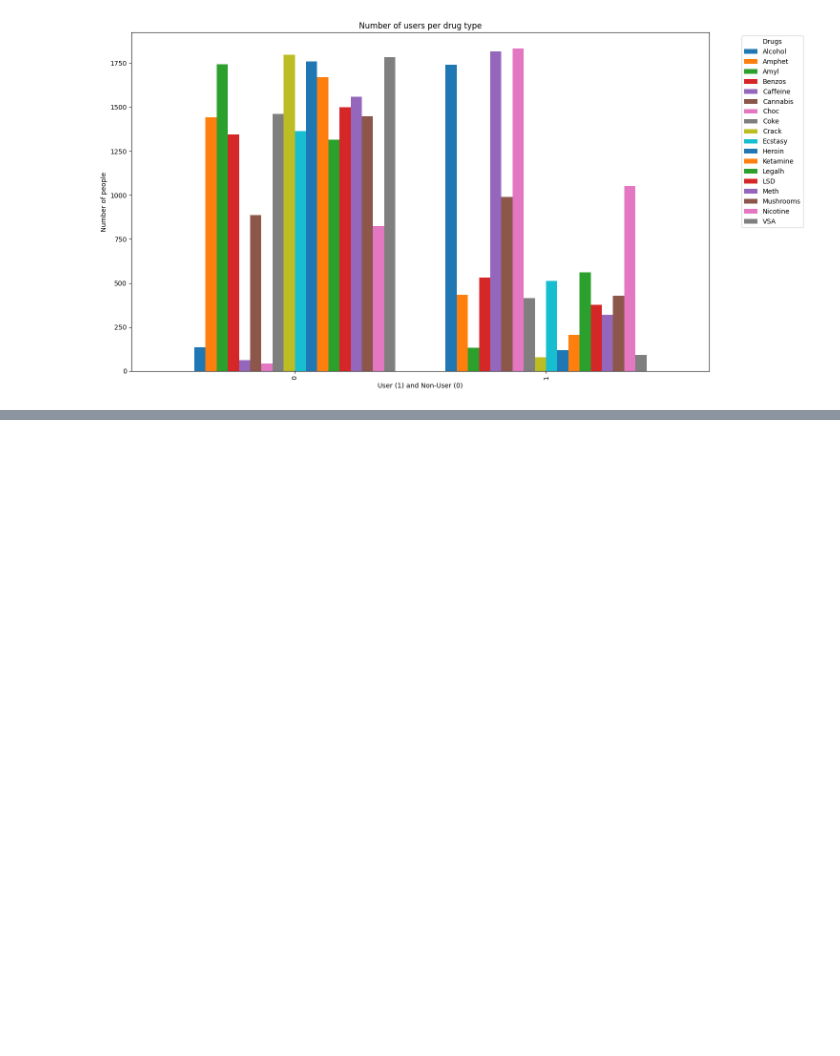
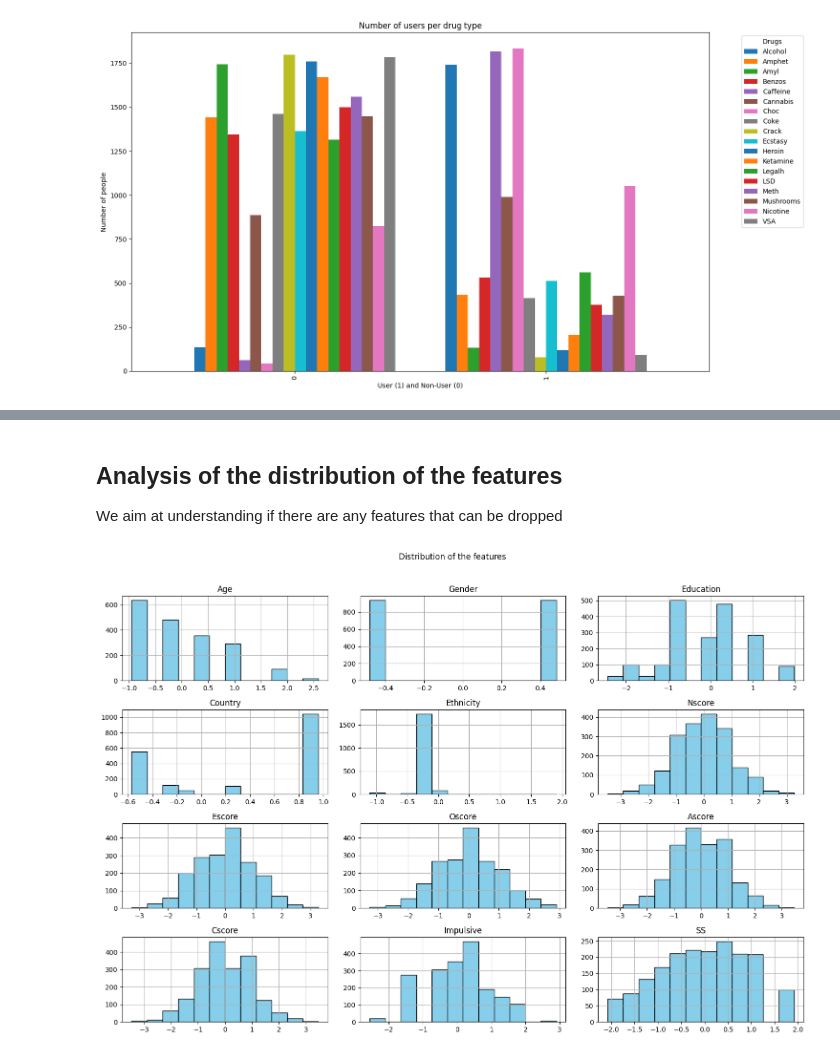
Before and after one commit to salleo0/Project_StatML, a Jupyter notebook: PROJECT_STATML.ipynb, the cells around one changed output, grey strips where cells are left out. Cells and saved outputs as stored; diff of their text form; code cells hidden in the pictures; blank space fills up the shorter version.

```diff
--- a/PROJECT_STATML.ipynb
+++ b/PROJECT_STATML.ipynb
@@ -76,0 +117,7 @@ plt.show()
+# %%
+# Get rid of these drugs from the data set
+imbalanced_drugs = ['Caffeine', 'Alcohol', 'Choc', 'Crack', 'Heroin', 'Ketamine', 'VSA']
+data = data.drop(columns=imbalanced_drugs)
+drugs = [x for x in drugs if x not in imbalanced_drugs]
+
+display(data.head())
@@ -76,0 +132,14 @@ plt.show()
+# %% [markdown]
+## Analysis of the distribution of the features
+We aim at understanding if there are any features that can be dropped
+# %%
+# create a subset dataframe
+users_data_df = data[input_features]
+
+# Plot histograms
+users_data_df.hist(figsize=(15,10), bins=12, color='skyblue', edgecolor='black')
+plt.suptitle("Distribution of the features", y=1.02)
+plt.tight_layout()
+plt.show()
+# %% [output]
+[figure, added]
```
Also changed, not shown: parts of 15 cells of this notebook.
